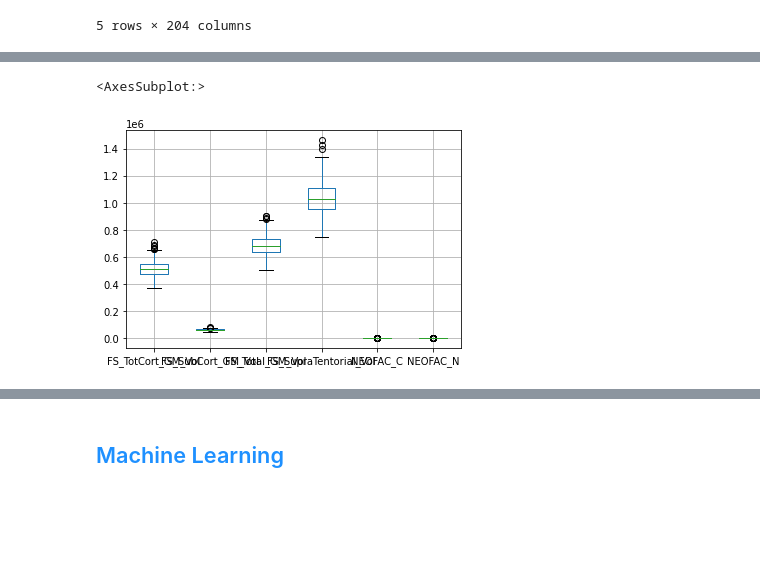
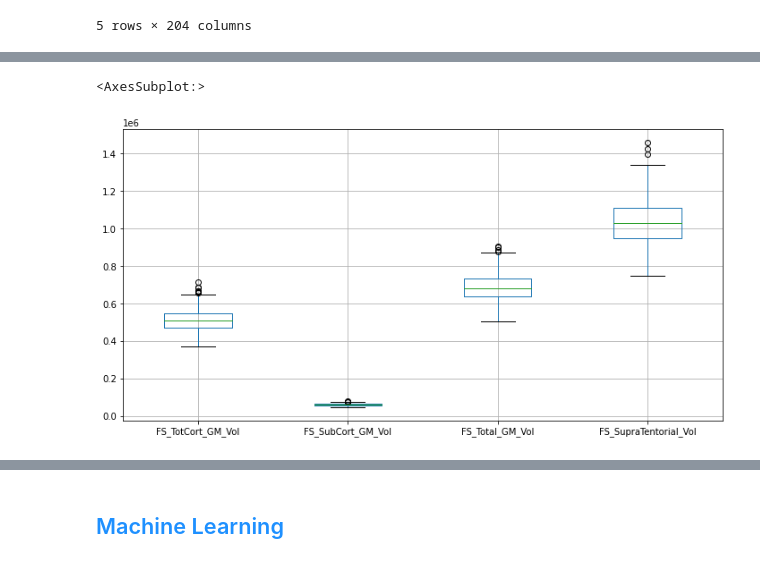
Before and after one commit to Jrick003/BrainStructures_Personality, a Jupyter notebook: BrainStructure_Personality.ipynb, the cells around one changed output, grey strips where cells are left out. Saved outputs shown, nothing was run; the diff lists cells and outputs as text; code cells hidden in the pictures; blank space fills up the shorter version.

```diff
--- a/BrainStructure_Personality.ipynb
+++ b/BrainStructure_Personality.ipynb
@@ -73,6 +124,6 @@ array([[<AxesSubplot:title={'center':'FS_BrainSeg_Vol_No_Vent_Surf'}>,
 # %%
 #spot check for outliers, nothing out of the ordinary
-df1[['FS_TotCort_GM_Vol', 'FS_SubCort_GM_Vol', 'FS_Total_GM_Vol','FS_SupraTentorial_Vol', 'NEOFAC_C', 'NEOFAC_N']].boxplot()
+df1[['FS_TotCort_GM_Vol', 'FS_SubCort_GM_Vol', 'FS_Total_GM_Vol','FS_SupraTentorial_Vol',  ]].boxplot(figsize= (12,6))
 # %% [output]
 <AxesSubplot:>
-[figure, old version]
+[figure, new version]
```
Also changed, not shown: parts of 61 cells of this notebook.
